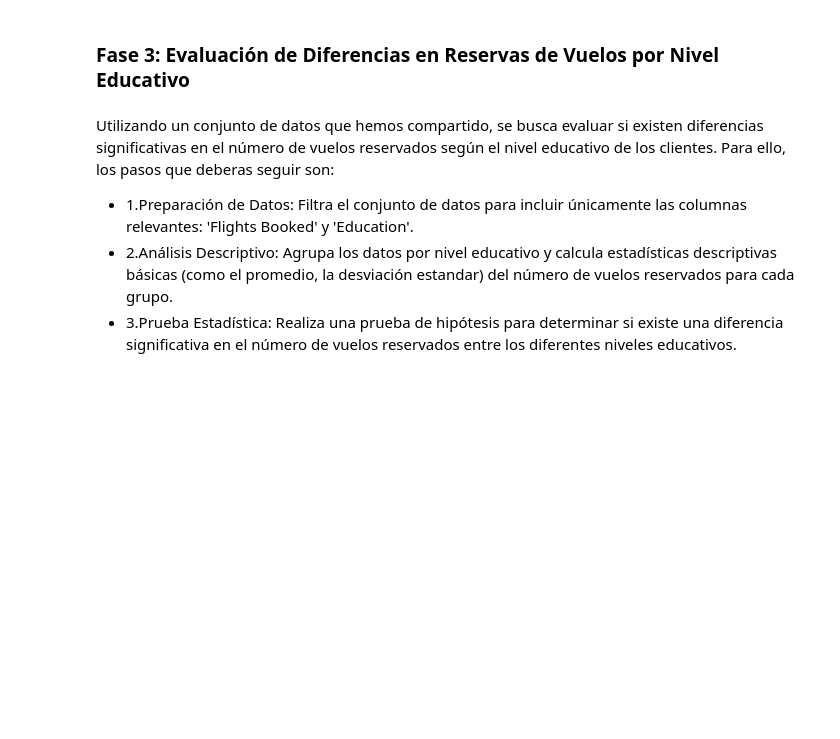
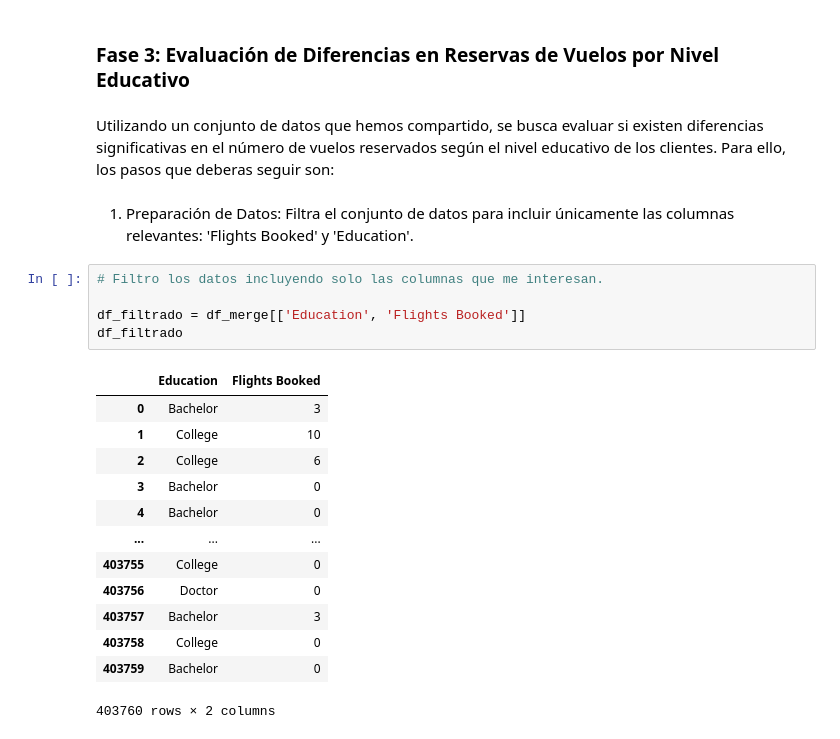
Before and after one commit to Adalab/bda-modulo-3-evaluacion-final-BrigitteManriqueB, a Jupyter notebook: Evaluacion_Final_Modulo_3.ipynb, the cells around one changed output. Saved outputs shown, nothing was run; the diff lists cells and outputs as text; blank space fills up the shorter version.

```diff
--- a/Evaluacion_Final_Modulo_3.ipynb
+++ b/Evaluacion_Final_Modulo_3.ipynb
@@ -1162,7 +1162,24 @@ Conclusiones:
 Utilizando un conjunto de datos que hemos compartido, se busca evaluar si existen diferencias
 significativas en el número de vuelos reservados según el nivel educativo de los clientes. Para ello, los
 pasos que deberas seguir son:
-- 1.Preparación de Datos: Filtra el conjunto de datos para incluir únicamente las columnas relevantes: 'Flights Booked' y 'Education'.
-- 2.Análisis Descriptivo: Agrupa los datos por nivel educativo y calcula estadísticas descriptivas básicas (como el promedio, la desviación estandar) del número de vuelos reservados para cada grupo.
-- 3.Prueba Estadística: Realiza una prueba de hipótesis para determinar si existe una diferencia
-significativa en el número de vuelos reservados entre los diferentes niveles educativos.
+# %% [markdown]
+1. Preparación de Datos: Filtra el conjunto de datos para incluir únicamente las columnas relevantes: 'Flights Booked' y 'Education'.
+# %%
+# Filtro los datos incluyendo solo las columnas que me interesan.
+
+df_filtrado = df_merge[['Education', 'Flights Booked']]
+df_filtrado
+# %% [output]
+|  | Education | Flights Booked |
+| 0 | Bachelor | 3 |
+| 1 | College | 10 |
+| 2 | College | 6 |
+| 3 | Bachelor | 0 |
+| 4 | Bachelor | 0 |
+| ... | ... | ... |
+| 403755 | College | 0 |
+| 403756 | Doctor | 0 |
+| 403757 | Bachelor | 3 |
+| 403758 | College | 0 |
+| 403759 | Bachelor | 0 |
+403760 rows × 2 columns
```
Also changed, not shown: parts of 5 cells of this notebook.
